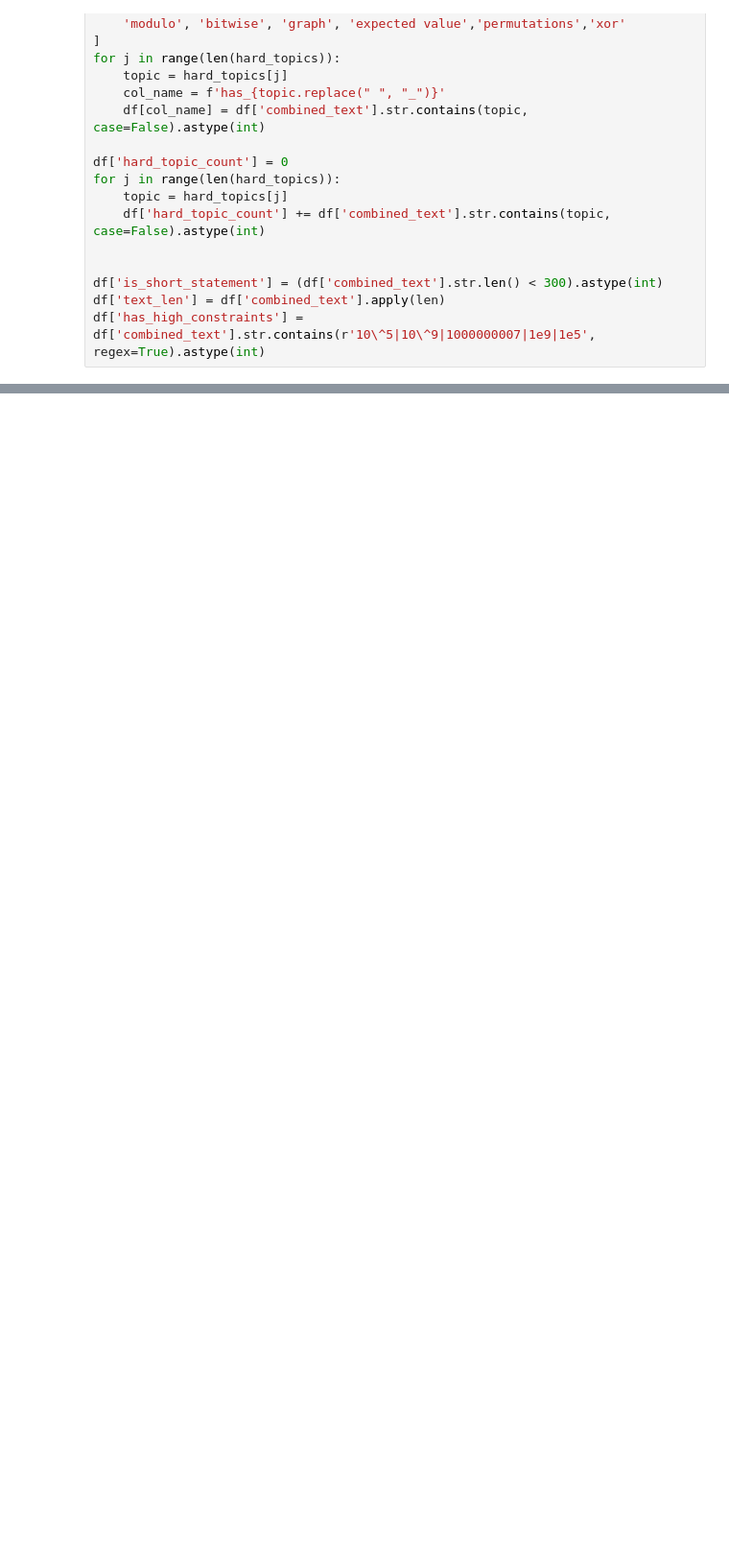
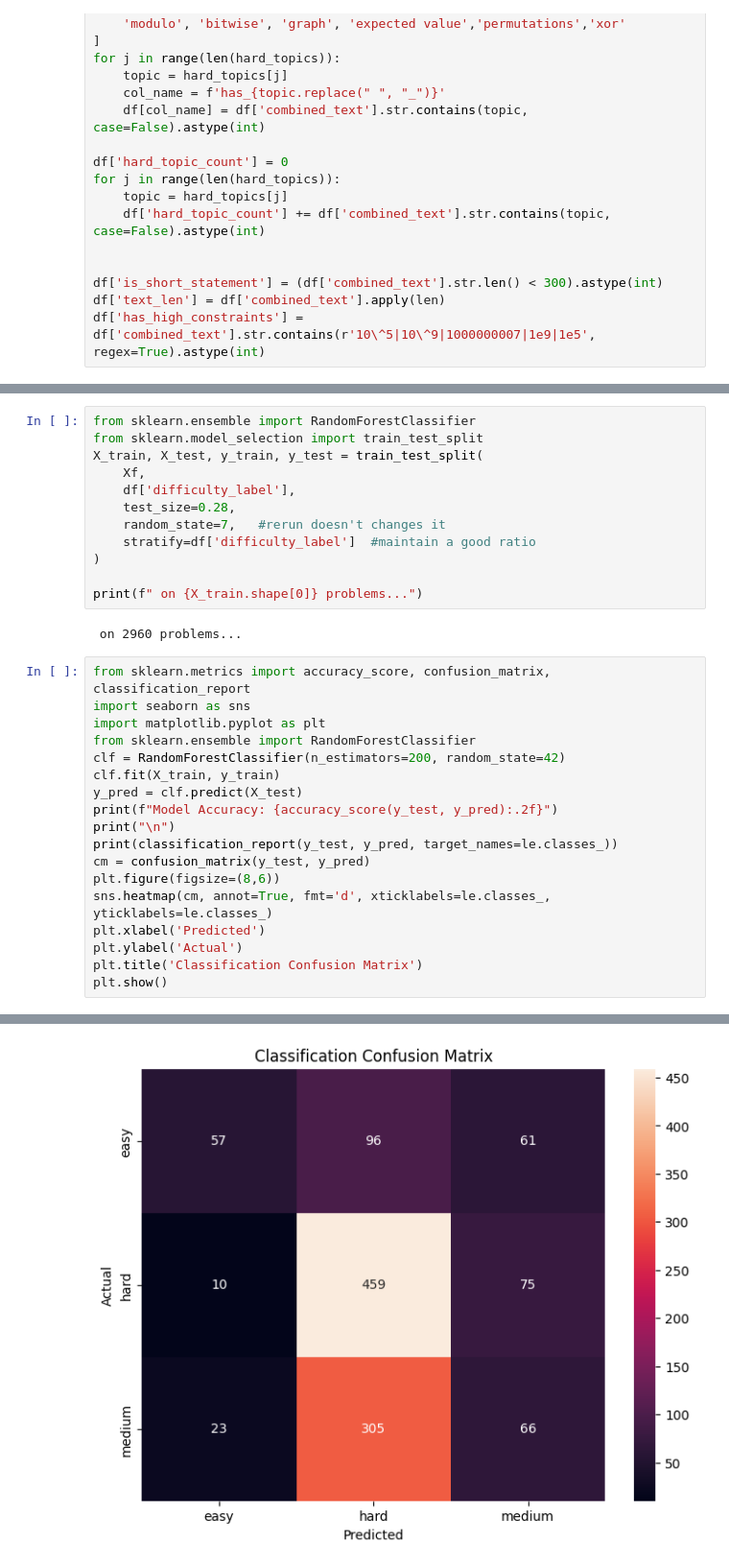
Before and after one commit to UMARFARUQE2007/AutoJudge, a Jupyter notebook: proj.ipynb, the cells around one changed output, grey strips where cells are left out. Shown at 96% size. Saved outputs shown, nothing was run; the diff lists cells and outputs as text; blank space fills up the shorter version.

Commit message:
impled randomforest

```diff
--- a/proj.ipynb
+++ b/proj.ipynb
@@ -56,0 +82,33 @@ df['has_high_constraints'] = df['combined_text'].str.contains(r'10\^5|10\^9|1000
+# %%
+from sklearn.ensemble import RandomForestClassifier
+from sklearn.model_selection import train_test_split
+X_train, X_test, y_train, y_test = train_test_split(
+    Xf,
+    df['difficulty_label'],
+    test_size=0.28,
+    random_state=7,   #rerun doesn't changes it
+    stratify=df['difficulty_label']  #maintain a good ratio
+)
+
+print(f" on {X_train.shape[0]} problems...")
+# %% [output]
+ on 2960 problems...
+# %%
+from sklearn.metrics import accuracy_score, confusion_matrix, classification_report
+import seaborn as sns
+import matplotlib.pyplot as plt
+from sklearn.ensemble import RandomForestClassifier
+clf = RandomForestClassifier(n_estimators=200, random_state=42)
+clf.fit(X_train, y_train)
+y_pred = clf.predict(X_test)
+print(f"Model Accuracy: {accuracy_score(y_test, y_pred):.2f}")
+print("\n")
+print(classification_report(y_test, y_pred, target_names=le.classes_))
+cm = confusion_matrix(y_test, y_pred)
+plt.figure(figsize=(8,6))
+sns.heatmap(cm, annot=True, fmt='d', xticklabels=le.classes_, yticklabels=le.classes_)
+plt.xlabel('Predicted')
+plt.ylabel('Actual')
+plt.title('Classification Confusion Matrix')
+plt.show()
+# %% [output]
@@ -56,0 +127 @@ df['has_high_constraints'] = df['combined_text'].str.contains(r'10\^5|10\^9|1000
+[figure, added]
```
Also changed, not shown: parts of 2 cells of this notebook.
